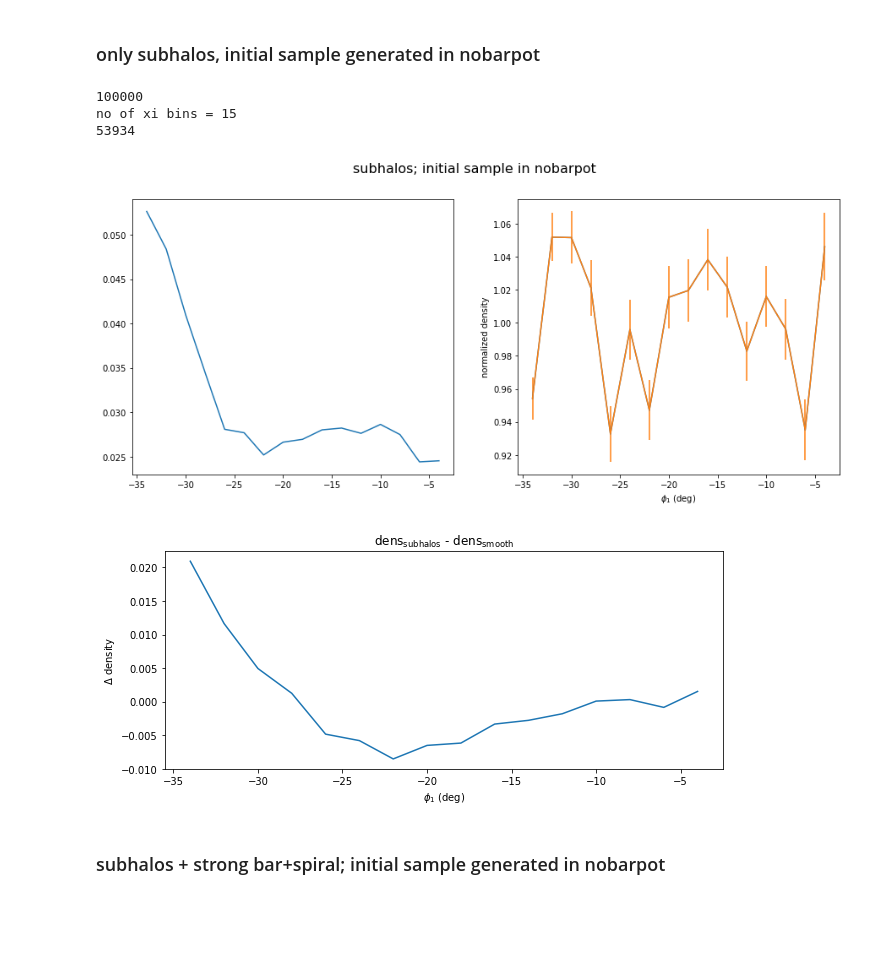
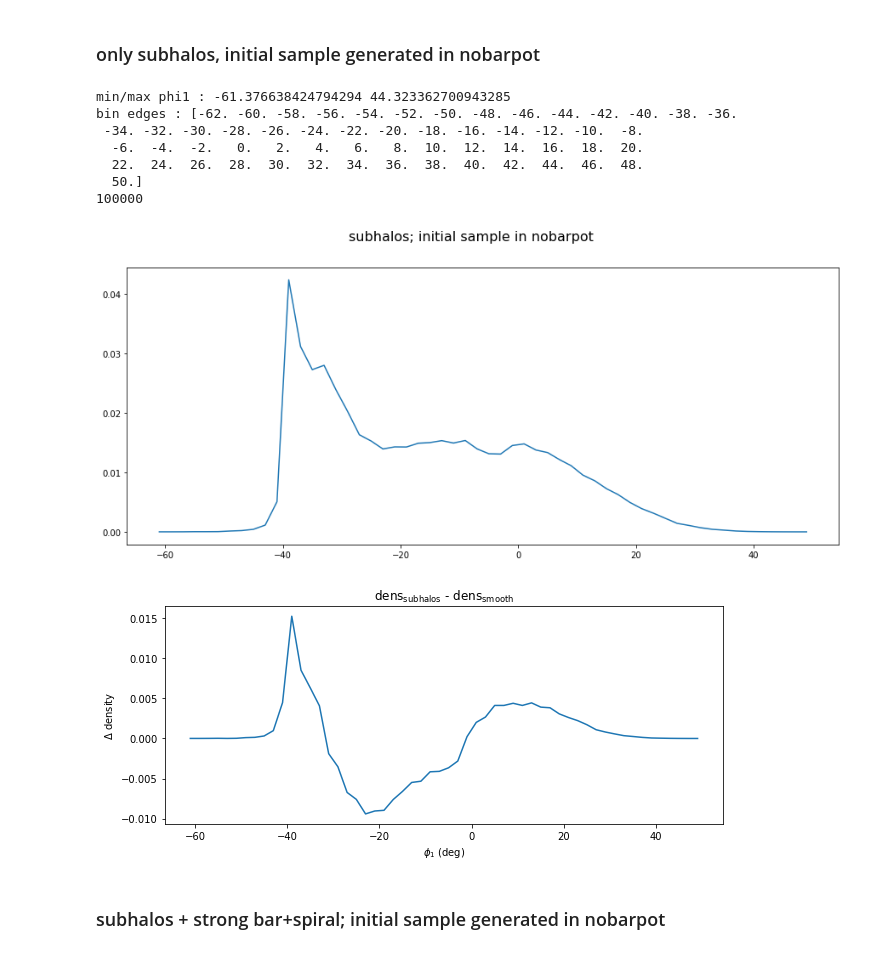
Before and after one commit to nbanik/Analyze_GD-1, a Jupyter notebook: spraydf_combine_bar+spiral and subhalos.ipynb, the cells around one changed output. Drawn from its saved outputs; the diff is of its cells as text; code cells hidden in the pictures; blank space fills up the shorter version.

```diff
--- a/spraydf_combine_bar+spiral and subhalos.ipynb
+++ b/spraydf_combine_bar+spiral and subhalos.ipynb
@@ -479,22 +501,26 @@ Rs,phis,zs,_,_,_=np.loadtxt("combine_bar_spiral_subhalos/spraydf_sample_100K_nob
 
 p1s,p2s=galcencyl_to_phi12(Rs,phis,zs)
 
-midphi1s,Ndns,Ndns_err,ndens,ndens_err,dens,pps = compute_ndenphi1(p1s,maxphi1=-4.,minphi1=-34.,bw=2)
+#midphi1s,Ndns,Ndns_err,ndens,ndens_err,dens,pps = compute_ndenphi1(p1s,maxphi1=-4.,minphi1=-34.,bw=2)
+
+midphi1s,dens=bin_full_stream(p1s)
+
+
 
 plt.figure(figsize=(15,6))
 plt.suptitle("Smooth nobarpot",fontsize=16)
-plt.subplot(1,2,1)
+#plt.subplot(1,2,1)
 #plt.scatter(p1_nobarpot,p2_nobarpot)
 plt.plot(midphi1s,dens)
 plt.ylabel("dens")
 plt.xlabel(r'$\phi_{1}$ (deg)')
 
-plt.subplot(1,2,2)
-plt.plot(midphi1s,ndens)
-plt.errorbar(midphi1s,ndens,ndens_err)
+#plt.subplot(1,2,2)
+#plt.plot(midphi1s,ndens)
+#plt.errorbar(midphi1s,ndens,ndens_err)
 #plt.plot(outphi1,dens_cont,label="")
-plt.ylabel('normalized density')
-plt.xlabel(r'$\phi_{1}$ (deg)')
+#plt.ylabel('normalized density')
+#plt.xlabel(r'$\phi_{1}$ (deg)')
 
 plt.show()
 # %% [output]
@@ -561,47 +596,53 @@ R_sub_nobarpot=[]
 phi_sub_nobarpot=[]
 z_sub_nobarpot=[]
 
 for ii in range(200):
     R,phi,z,_,_,_=np.loadtxt("combine_bar_spiral_subhalos/nobarpot_init_subhalos_nobarpot_final/spraydf_sample_nobarpot_init_subhalos_nobarpot_final_{}.dat".format(ii),unpack=True)
     for jj in range(len(R)):
         R_sub_nobarpot.append(R[jj])
         phi_sub_nobarpot.append(phi[jj])
         z_sub_nobarpot.append(z[jj])
 
 
 p1_sub_nobarpot,p2_sub_nobarpot=galcencyl_to_phi12(R_sub_nobarpot,phi_sub_nobarpot,z_sub_nobarpot)
 
-midphi1_sub_nobarpot,Ndn_sub_nobarpot,Ndn_sub_nobarpoterr,nden_sub_nobarpot,nden_sub_nobarpoterr,den_sub_nobarpot,pp_sub_nobarpot = compute_ndenphi1(p1_sub_nobarpot,
-                                                                                                              maxphi1=-4.,
-                                                                                                             minphi1=-34.,bw=2)
+#midphi1_sub_nobarpot,Ndn_sub_nobarpot,Ndn_sub_nobarpoterr,nden_sub_nobarpot,nden_sub_nobarpoterr,den_sub_nobarpot,pp_sub_nobarpot = compute_ndenphi1(p1_sub_nobarpot,
+#                                                                                                              maxphi1=-4.,
+#                                                                                                             minphi1=-34.,bw=2)
+
+midphi1_sub_nobarpot,den_sub_nobarpot = bin_full_stream(p1_sub_nobarpot)
 
 plt.figure(figsize=(15,6))
 plt.suptitle("subhalos; initial sample in nobarpot",fontsize=16)
-plt.subplot(1,2,1)
+#plt.subplot(1,2,1)
 #plt.scatter(p1_nobarpot,p2_nobarpot)
 plt.plot(midphi1_sub_nobarpot,den_sub_nobarpot)
 
-plt.subplot(1,2,2)
-plt.plot(midphi1_sub_nobarpot,nden_sub_nobarpot)
-plt.errorbar(midphi1_sub_nobarpot,nden_sub_nobarpot,nden_sub_nobarpoterr)
+#plt.subplot(1,2,2)
+#plt.plot(midphi1_sub_nobarpot,nden_sub_nobarpot)
+#plt.errorbar(midphi1_sub_nobarpot,nden_sub_nobarpot,nden_sub_nobarpoterr)
 #plt.plot(outphi1,dens_cont,label="")
-plt.ylabel('normalized density')
-plt.xlabel(r'$\phi_{1}$ (deg)')
+#plt.ylabel('normalized density')
+#plt.xlabel(r'$\phi_{1}$ (deg)')
 
-plt.show()
+#plt.show()
 
 plt.figure(figsize=(10,4))
 plt.title(r"dens$_{\rm{subhalos}}$ - dens$_{\rm{smooth}}$")
 plt.plot(midphi1_sub_nobarpot,den_sub_nobarpot - dens)
 plt.ylabel(r'$\Delta$ density')
 plt.xlabel(r'$\phi_{1}$ (deg)')
 plt.show()
 # %% [output]
+min/max phi1 : -61.376638424794294 44.323362700943285
+bin edges : [-62. -60. -58. -56. -54. -52. -50. -48. -46. -44. -42. -40. -38. -36.
+ -34. -32. -30. -28. -26. -24. -22. -20. -18. -16. -14. -12. -10.  -8.
+  -6.  -4.  -2.   0.   2.   4.   6.   8.  10.  12.  14.  16.  18.  20.
+  22.  24.  26.  28.  30.  32.  34.  36.  38.  40.  42.  44.  46.  48.
+  50.]
 100000
-no of xi bins = 15
-53934
-[figure, old version]
+[figure, new version]
-[figure, old version]
+[figure, new version]
 # %% [markdown]
 ### subhalos + strong bar+spiral; initial sample generated in nobarpot
 # %%
```
Also changed, not shown: parts of 6 cells of this notebook.
